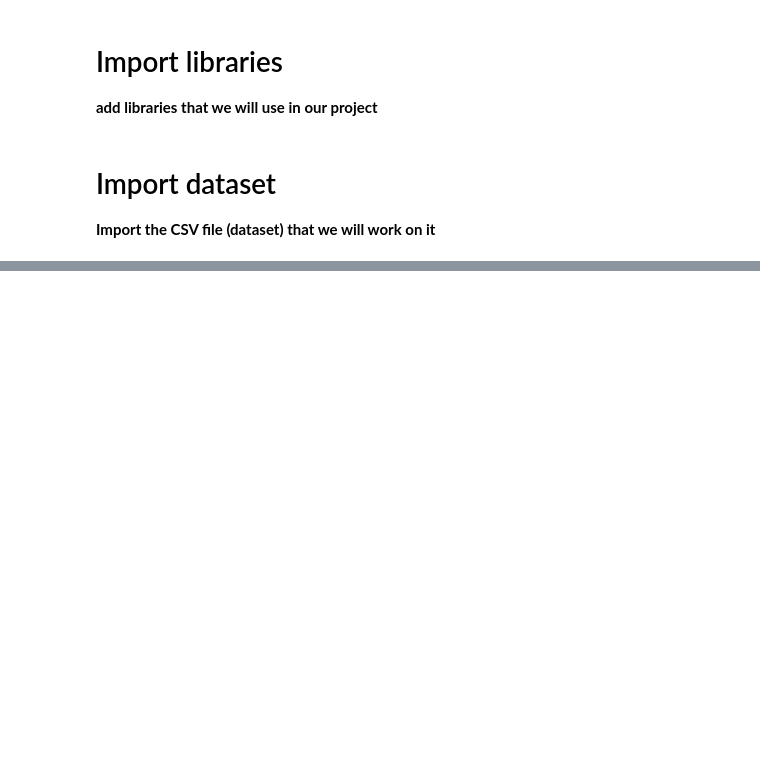
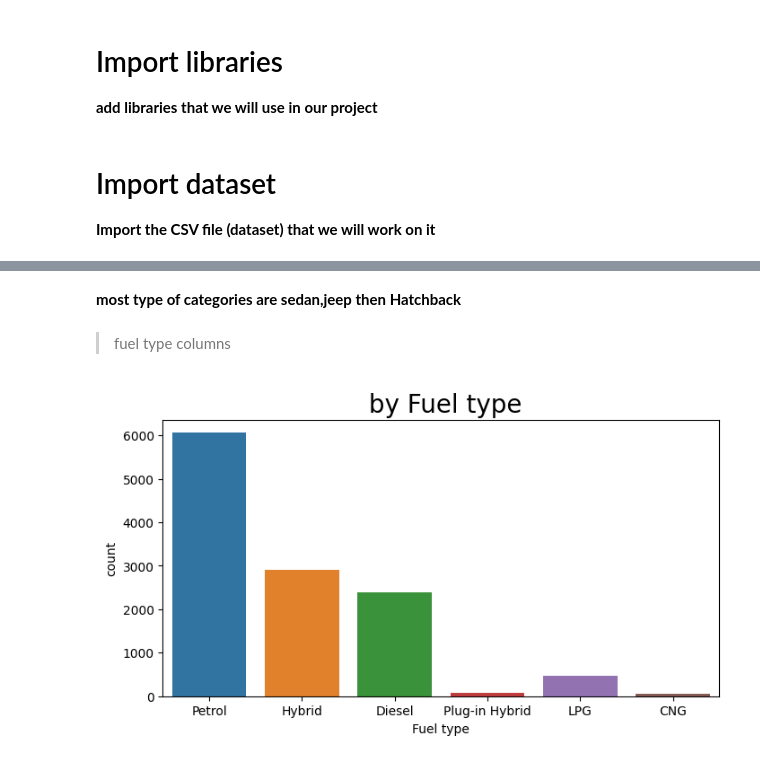
Before and after one commit to MounirReda/DV-Car-Price-Prediction-, a Jupyter notebook: dv-car-price-prediction.ipynb, the cells around one changed output, grey strips where cells are left out. Drawn from its saved outputs; the diff is of its cells as text; code cells hidden in the pictures; blank space fills up the shorter version.

```diff
--- a/dv-car-price-prediction.ipynb
+++ b/dv-car-price-prediction.ipynb
@@ -107,0 +287,11 @@ plt.show()
+# %% [markdown]
+**most type of categories are sedan,jeep then Hatchback**
+# %% [markdown]
+> fuel type columns
+# %%
+plt.subplots(figsize=(8,4))
+sns.countplot(data=car_df , x='Fuel type')
+plt.title(" by Fuel type" , fontsize =20);
+plt.show()
+# %% [output]
+[figure, added]
```
Also changed, not shown: parts of 62 cells of this notebook.
